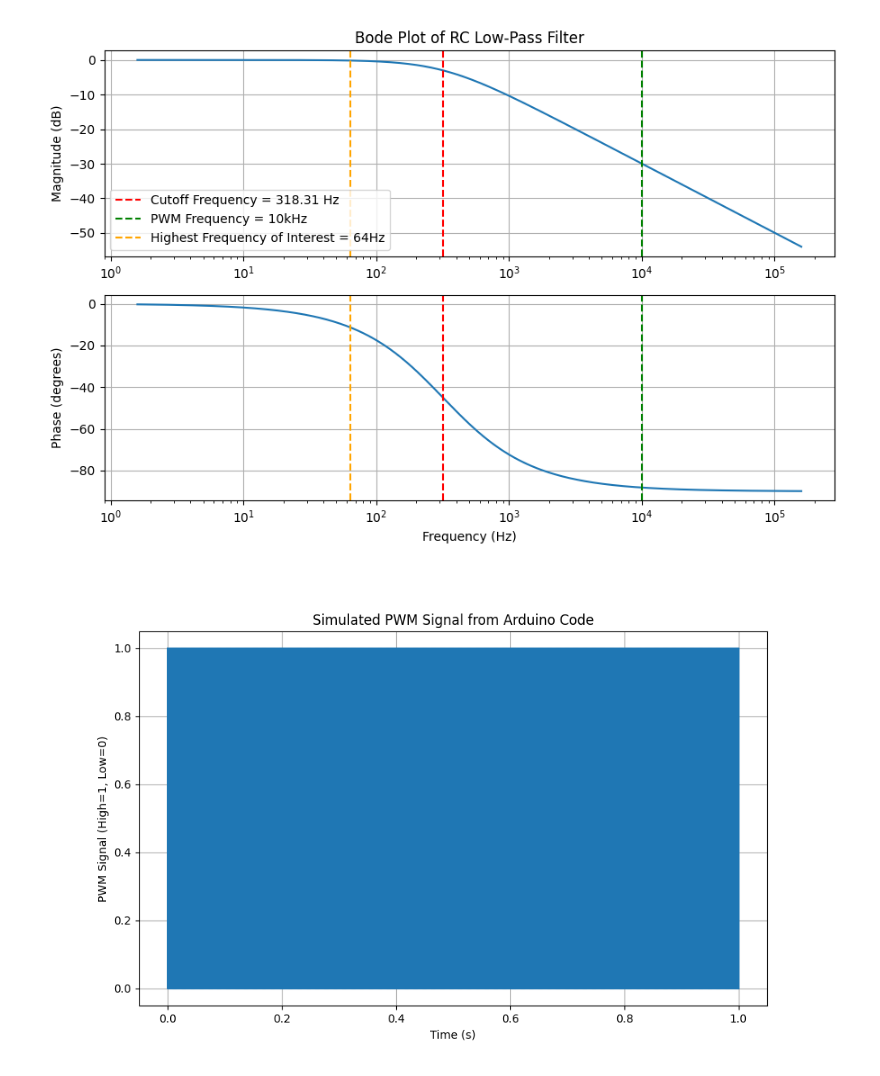
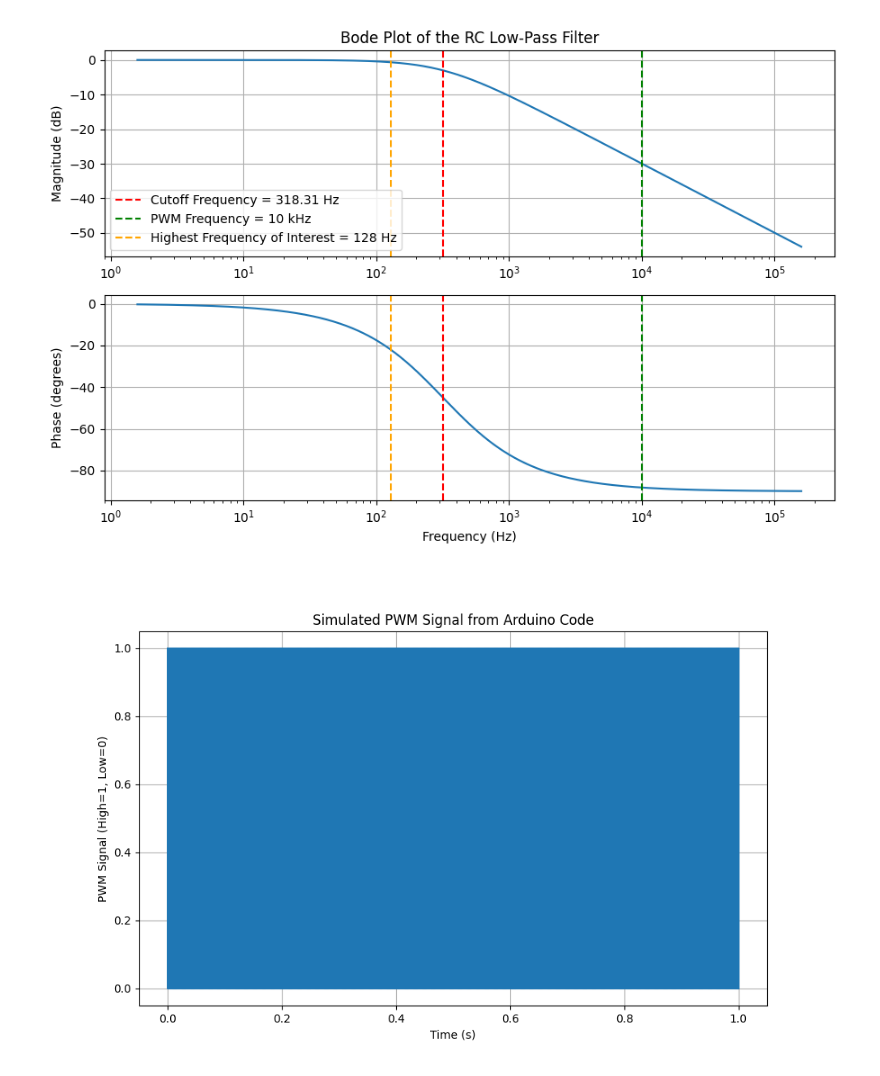
Before and after one commit to orlandomarcelo/DREAM_repo, a Jupyter notebook: Simulation/RC_low_pass.ipynb, the cells around one changed output. Cells and saved outputs as stored; diff of their text form; code cells hidden in the pictures.

Commit message:
Bode JTS AL

```diff
--- a/Simulation/RC_low_pass.ipynb
+++ b/Simulation/RC_low_pass.ipynb
@@ -34,38 +34,38 @@ def rc_low_pass_bode(R, C):
     # Plot magnitude
     ax[0].semilogx(freqs, mag)  # Bode magnitude plot
     ax[0].axvline(x=cutoff_frequency, color='red', linestyle='--', label=f'Cutoff Frequency = {cutoff_frequency:.2f} Hz')
-    ax[0].set_title('Bode Plot of RC Low-Pass Filter')
+    ax[0].set_title('Bode Plot of the RC Low-Pass Filter')
     ax[0].set_ylabel('Magnitude (dB)')
     ax[0].grid(True)
 
 
 
     # Plot phase
     ax[1].semilogx(freqs, phase)  # Bode phase plot
     ax[1].axvline(x=cutoff_frequency, color='red', linestyle='--')
     ax[1].set_ylabel('Phase (degrees)')
     ax[1].set_xlabel('Frequency (Hz)')
     ax[1].grid(True)
 
 
-    ax[0].axvline(x = 10000, color='green', linestyle='--', label=f'PWM Frequency = 10kHz')
+    ax[0].axvline(x = 10000, color='green', linestyle='--', label=f'PWM Frequency = 10 kHz')
     ax[1].axvline(x = 10000, color='green', linestyle='--')
-    ax[0].axvline(x = 64, color='orange', linestyle='--', label=f'Highest Frequency of Interest = 64Hz')
-    ax[1].axvline(x = 64, color='orange', linestyle='--')
+    ax[0].axvline(x = 128, color='orange', linestyle='--', label=f'Highest Frequency of Interest = 128 Hz')
+    ax[1].axvline(x = 128, color='orange', linestyle='--')
 
     ax[0].legend()
 
     # Adjust layout and show plot
     plt.tight_layout()
     plt.show()
 
 # Example usage:
 R = 50e3  # Resistance in ohms
 C = 10e-9  # Capacitance in farads
 
 rc_low_pass_bode(R, C)
 # %% [output]
-[figure, old version]
+[figure, new version]
 # %%
 def generate_pwm_signal(frequency, duty_cycle, sample_rate, duration, resolution):
     # Calculate period and samples
```
Also changed, not shown: 2 other files.
